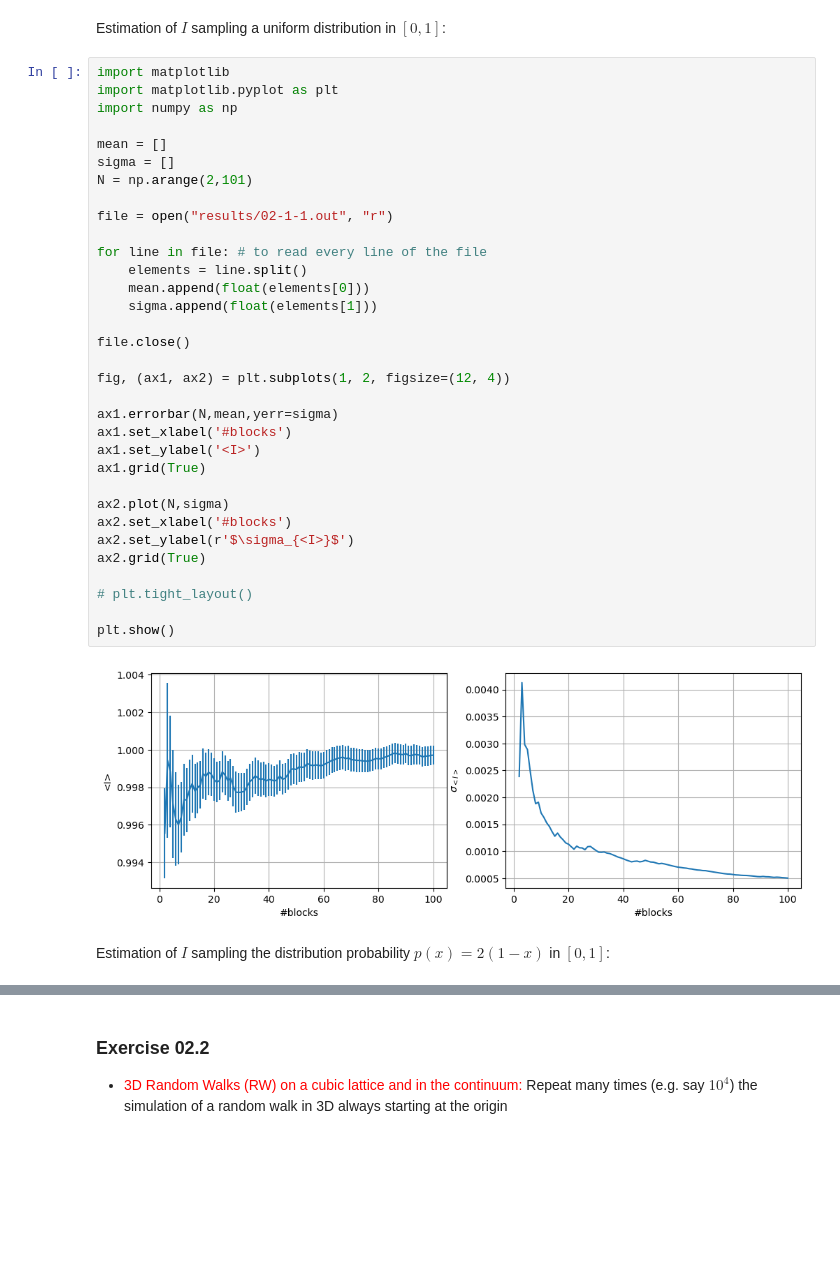
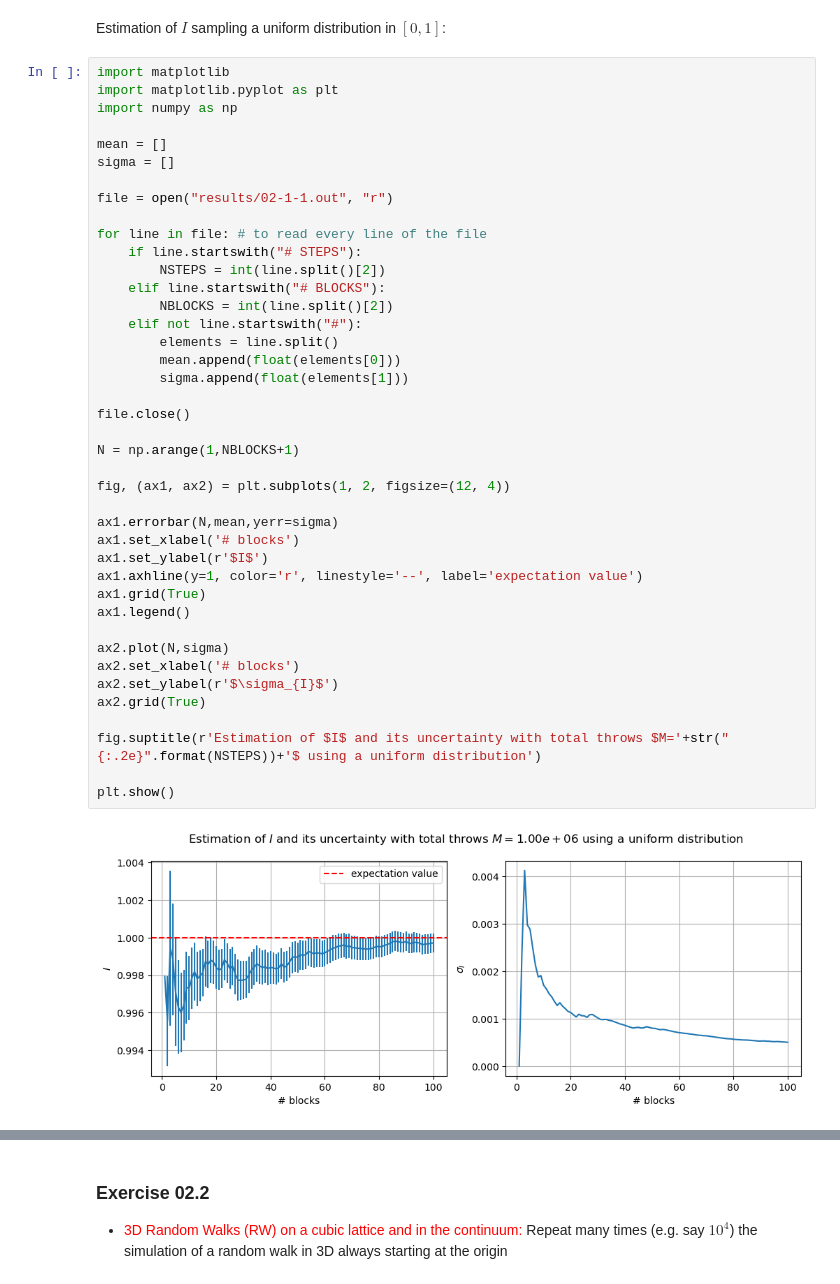
Before and after one commit to edoiannu/LSN_Exercises_Iannucci, a Jupyter notebook: Exercises_02/LSN_Exercises_02.ipynb, the cells around one changed output, grey strips where cells are left out. Saved outputs shown, nothing was run; the diff lists cells and outputs as text; blank space fills up the shorter version.

```diff
--- a/Exercises_02/LSN_Exercises_02.ipynb
+++ b/Exercises_02/LSN_Exercises_02.ipynb
@@ -15,37 +15,43 @@ Estimation of $I$ sampling a uniform distribution in $[0,1]$:
 # %%
 import matplotlib
 import matplotlib.pyplot as plt
 import numpy as np
 
 mean = []
 sigma = []
-N = np.arange(2,101)
 
 file = open("results/02-1-1.out", "r")
 
 for line in file: # to read every line of the file
-    elements = line.split()
-    mean.append(float(elements[0]))
-    sigma.append(float(elements[1]))
+    if line.startswith("# STEPS"):
+        NSTEPS = int(line.split()[2])
+    elif line.startswith("# BLOCKS"):
+        NBLOCKS = int(line.split()[2])
+    elif not line.startswith("#"):
+        elements = line.split()
+        mean.append(float(elements[0]))
+        sigma.append(float(elements[1]))
 
 file.close()
+
+N = np.arange(1,NBLOCKS+1)
 
 fig, (ax1, ax2) = plt.subplots(1, 2, figsize=(12, 4))
 
 ax1.errorbar(N,mean,yerr=sigma)
-ax1.set_xlabel('#blocks')
-ax1.set_ylabel('<I>')
+ax1.set_xlabel('# blocks')
+ax1.set_ylabel(r'$I$')
+ax1.axhline(y=1, color='r', linestyle='--', label='expectation value')
 ax1.grid(True)
+ax1.legend()
 
 ax2.plot(N,sigma)
-ax2.set_xlabel('#blocks')
-ax2.set_ylabel(r'$\sigma_{<I>}$')
+ax2.set_xlabel('# blocks')
+ax2.set_ylabel(r'$\sigma_{I}$')
 ax2.grid(True)
 
-# plt.tight_layout()
+fig.suptitle(r'Estimation of $I$ and its uncertainty with total throws $M='+str("{:.2e}".format(NSTEPS))+'$ using a uniform distribution')
 
 plt.show()
 # %% [output]
-[figure, old version]
+[figure, new version]
-# %% [markdown]
-Estimation of $I$ sampling the distribution probability $p(x)=2(1-x)$ in $[0,1]$:
```
Also changed, not shown: parts of 4 cells of this notebook, 29 other files.
